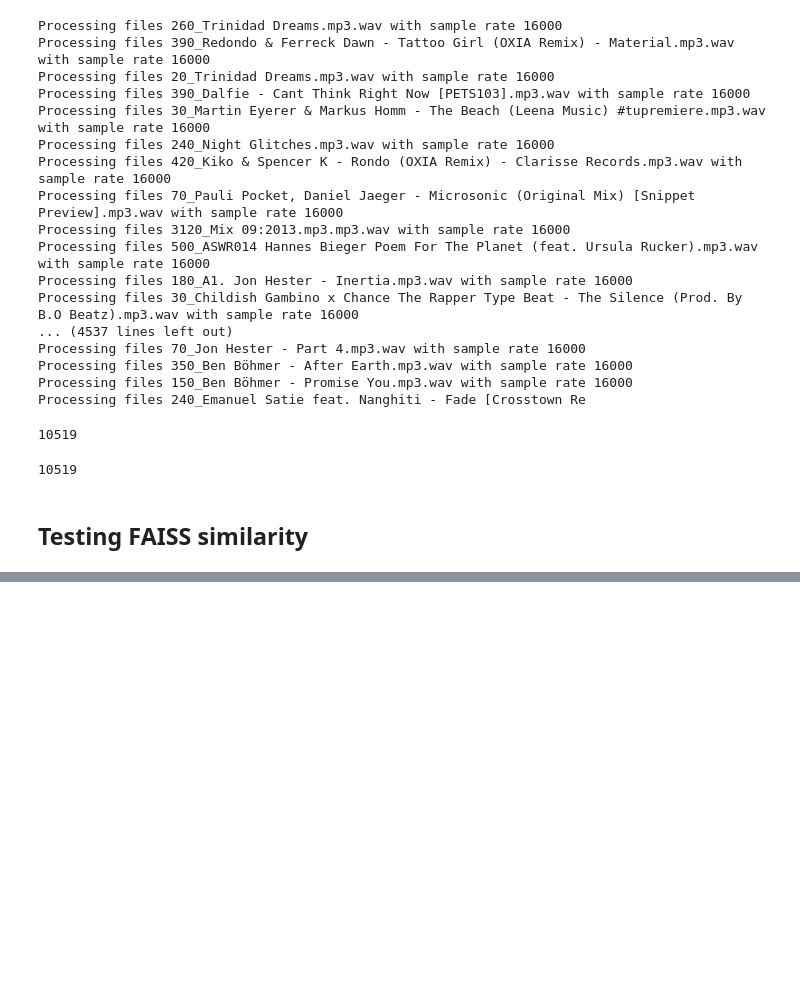
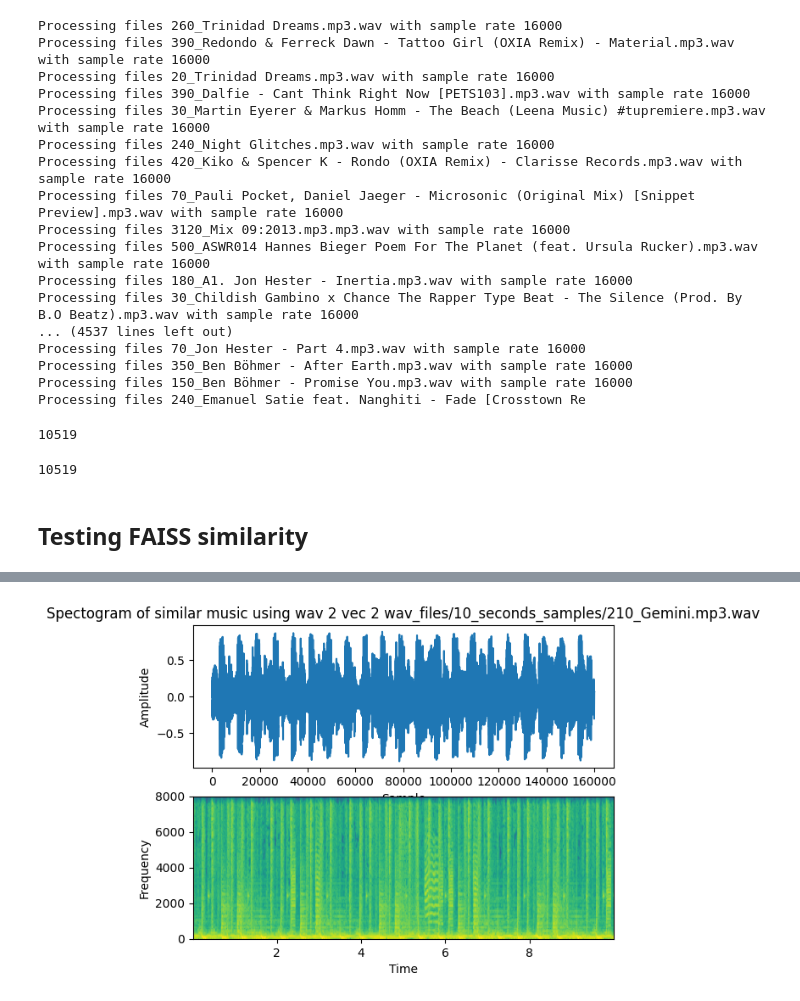
Before and after one commit to deep-learning-for-humans/music-discovery, a Jupyter notebook: AudioEmbeddings.ipynb, the cells around one changed output, grey strips where cells are left out. Saved outputs shown, nothing was run; the diff lists cells and outputs as text; code cells hidden in the pictures; blank space fills up the shorter version.

```diff
--- a/AudioEmbeddings.ipynb
+++ b/AudioEmbeddings.ipynb
@@ -211,0 +255,31 @@ index_ast = faiss.read_index('10sec_sample_index_wav2vec.index')
+# %%
+# Plot the signal read from wav file
+
+plot.subplot(211)
+
+plot.title('Spectogram of similar music using wav 2 vec 2 {}'.format(matched_file_wav))
+
+waveform, sample_rate = torchaudio.load(matched_file_wav)
+waveform = waveform.squeeze().numpy()
+
+plot.plot(waveform)
+
+plot.xlabel('Sample')
+
+plot.ylabel('Amplitude')
+
+
+
+plot.subplot(212)
+
+plot.specgram(waveform,Fs=16000)
+
+plot.xlabel('Time')
+
+plot.ylabel('Frequency')
+
+
+
+plot.show()
+# %% [output]
+[figure, added]
```
Also changed, not shown: parts of 24 cells of this notebook.
